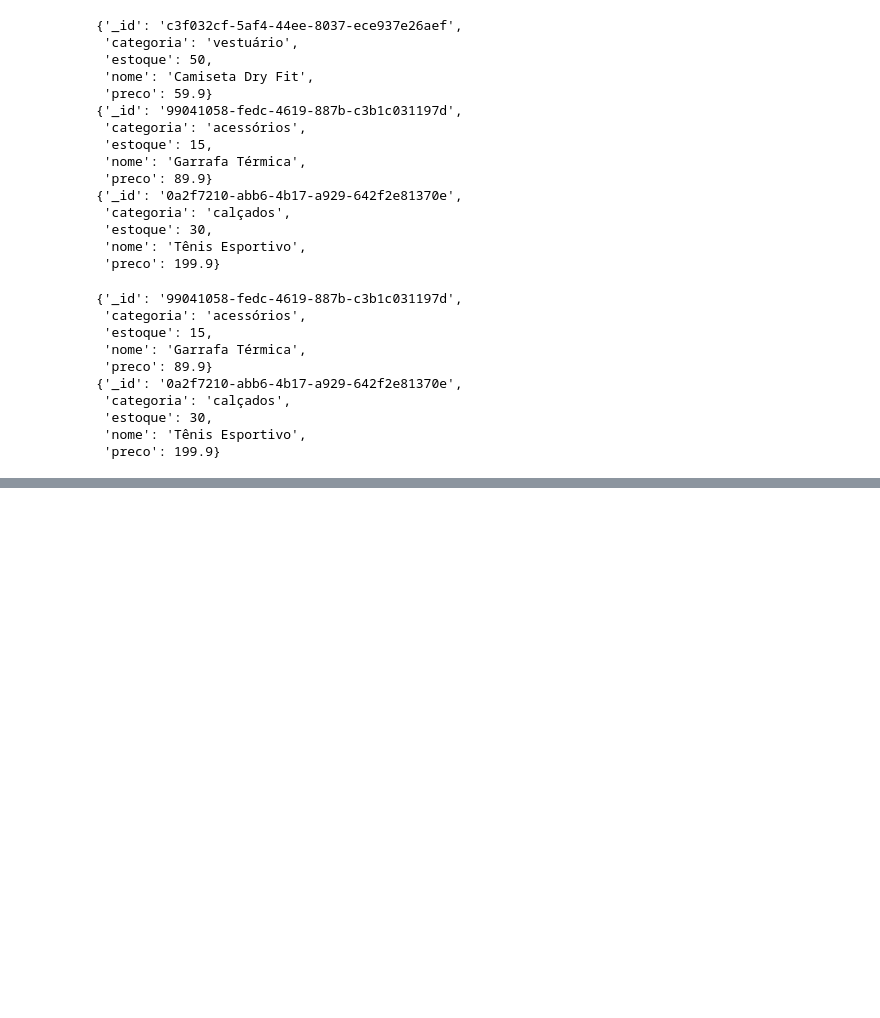
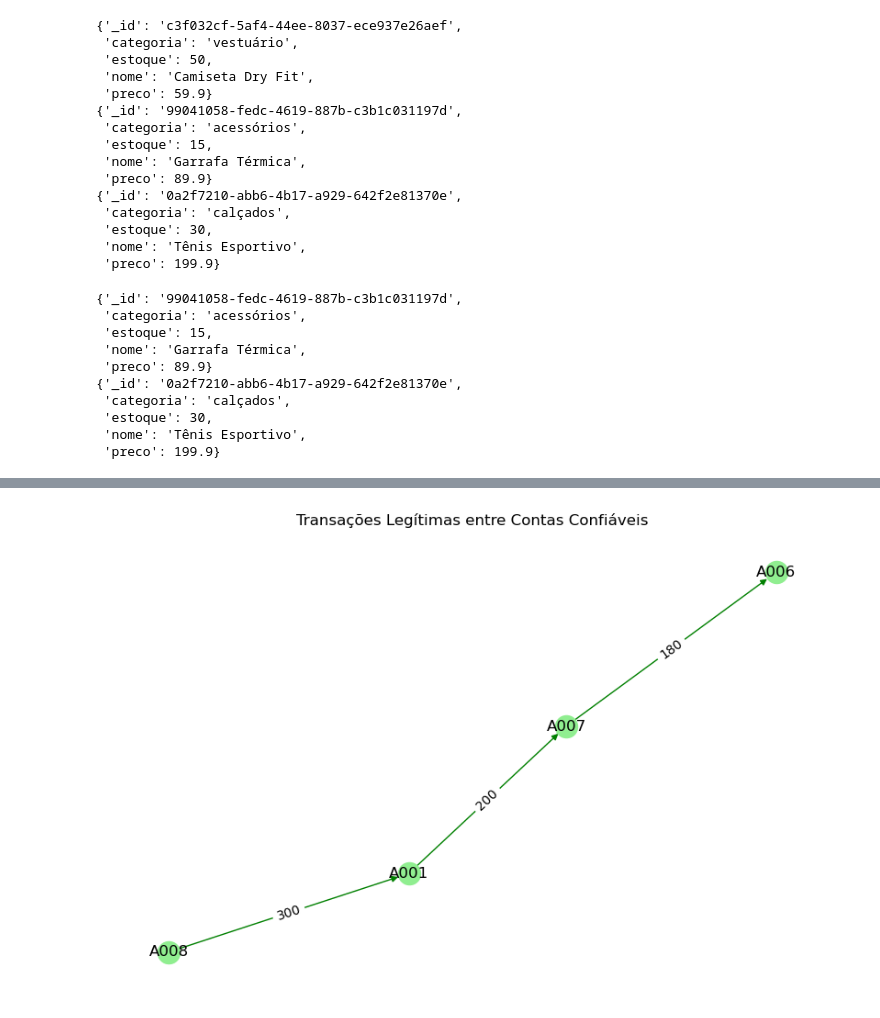
Before and after one commit to RicardViana/fiap-Big-Data, a Jupyter notebook: fundamentos_de_bancos_de_dados_relacionais_e_nosql.ipynb, the cells around one changed output, grey strips where cells are left out. Cells and saved outputs as stored; diff of their text form; code cells hidden in the pictures; blank space fills up the shorter version.

```diff
--- a/fundamentos_de_bancos_de_dados_relacionais_e_nosql.ipynb
+++ b/fundamentos_de_bancos_de_dados_relacionais_e_nosql.ipynb
@@ -2069,0 +2172,21 @@ for doc in (produtos.find({"preco": {"$gt": 60}})):
+# %%
+# Cria o grafo --> Trasações confiaveis
+G2 = nx.DiGraph()
+
+# Nós envolvidos em transações legítimas
+G2.add_nodes_from(["A001", "A006", "A007", "A008"])
+
+# Arestas legítimas
+G2.add_edge("A001", "A007", valor=200)     # Transação pequena confiável
+G2.add_edge("A007", "A006", valor=180)     # Outra transação pequena
+G2.add_edge("A008", "A001", valor=300)     # Reverso, ainda legítimo
+
+# Plot
+plt.figure(figsize=(8, 5))
+pos = nx.spring_layout(G2, seed=42)
+nx.draw(G2, pos, with_labels=True, node_color='lightgreen', edge_color='green', arrows=True)
+nx.draw_networkx_edge_labels(G2, pos, edge_labels=nx.get_edge_attributes(G2, 'valor'))
+plt.title("Transações Legítimas entre Contas Confiáveis")
+plt.show()
+# %% [output]
+[figure, added]
```
Also changed, not shown: parts of 10 cells of this notebook.
